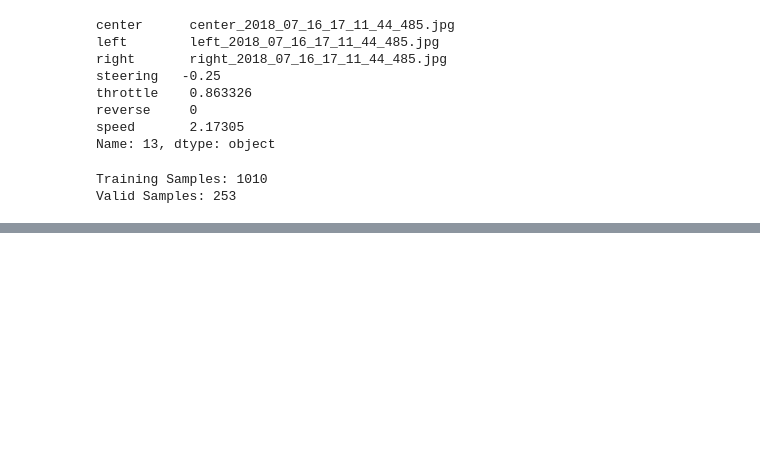
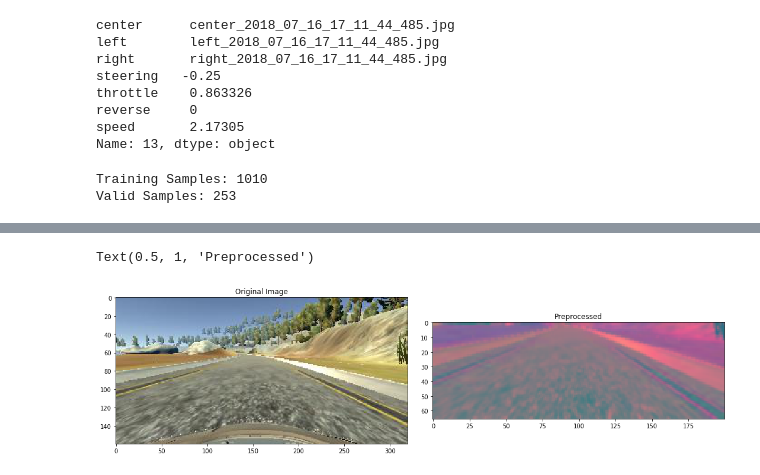
Before and after one commit to Svaity/Self-Driving-Car-Software, a Jupyter notebook: Behavioural_Cloning.ipynb, the cells around one changed output, grey strips where cells are left out. Cells and saved outputs as stored; diff of their text form; code cells hidden in the pictures; blank space fills up the shorter version.

Commit message:
Preprocessing

```diff
--- a/Behavioural_Cloning.ipynb
+++ b/Behavioural_Cloning.ipynb
@@ -135,0 +134,25 @@ Text(0.5, 1.0, 'Validation set')
+# %%
+def img_preprocess(img):
+  img = mpimg.imread(img)
+  img = img[60:135, :,: ]
+  img = cv2.cvtColor(img, cv2.COLOR_RGB2YUV)
+  img = cv2.GaussianBlur(img, (3,3), 0)
+  img = cv2.resize(img, (200, 66))
+  img = img/255
+  return img
+# %%
+image = image_paths[100]
+original_image = mpimg.imread(image)
+preprocessed_img = img_preprocess(image)
+
+fig, axs = plt.subplots(1, 2, figsize=(15, 10))
+fig.tight_layout()
+
+axs[0].imshow(original_image)
+axs[0].set_title('Original Image')
+
+axs[1].imshow(preprocessed_img)
+axs[1].set_title('Preprocessed')
+# %% [output]
+Text(0.5, 1, 'Preprocessed')
+[figure, added]
```
Also changed, not shown: parts of 5 cells of this notebook.
